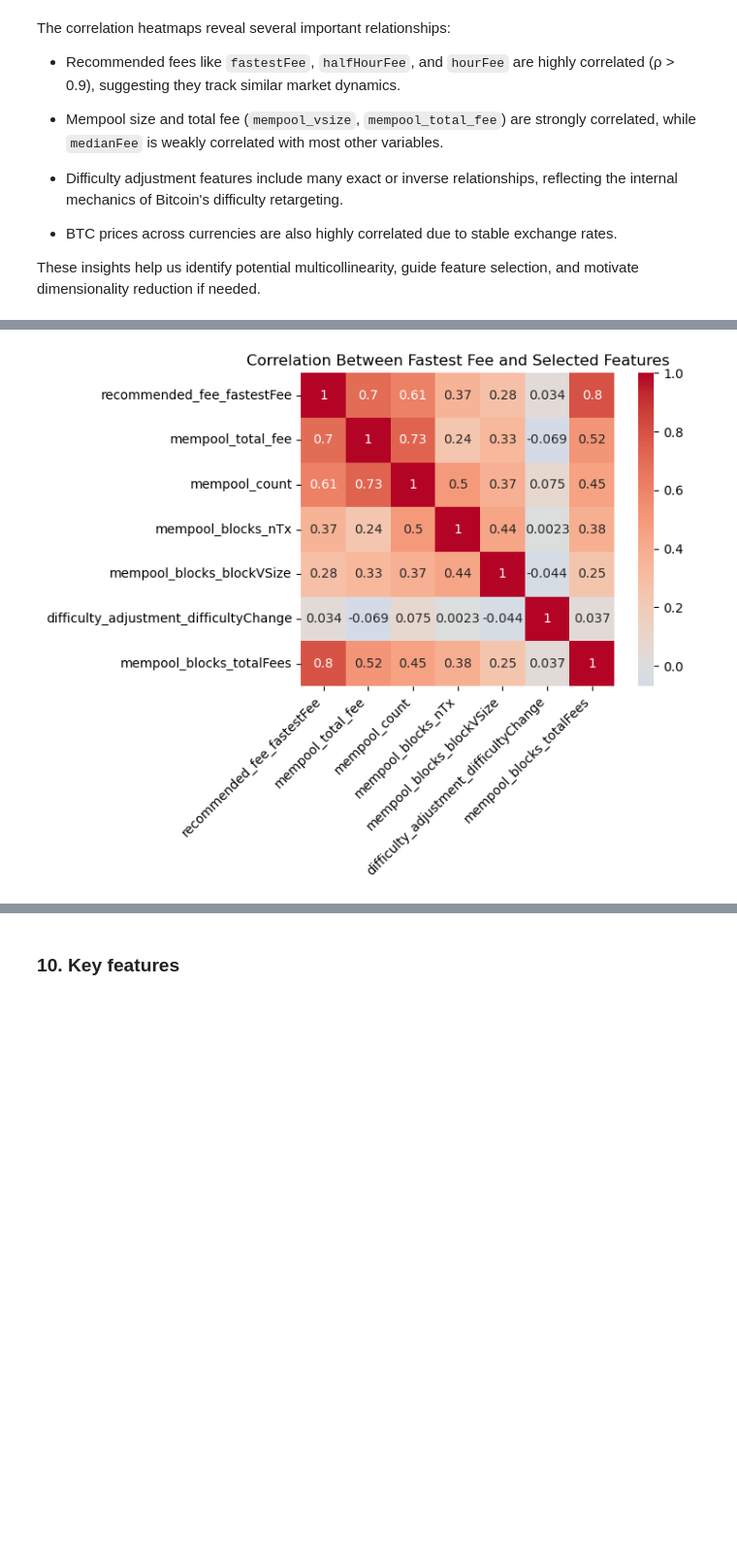
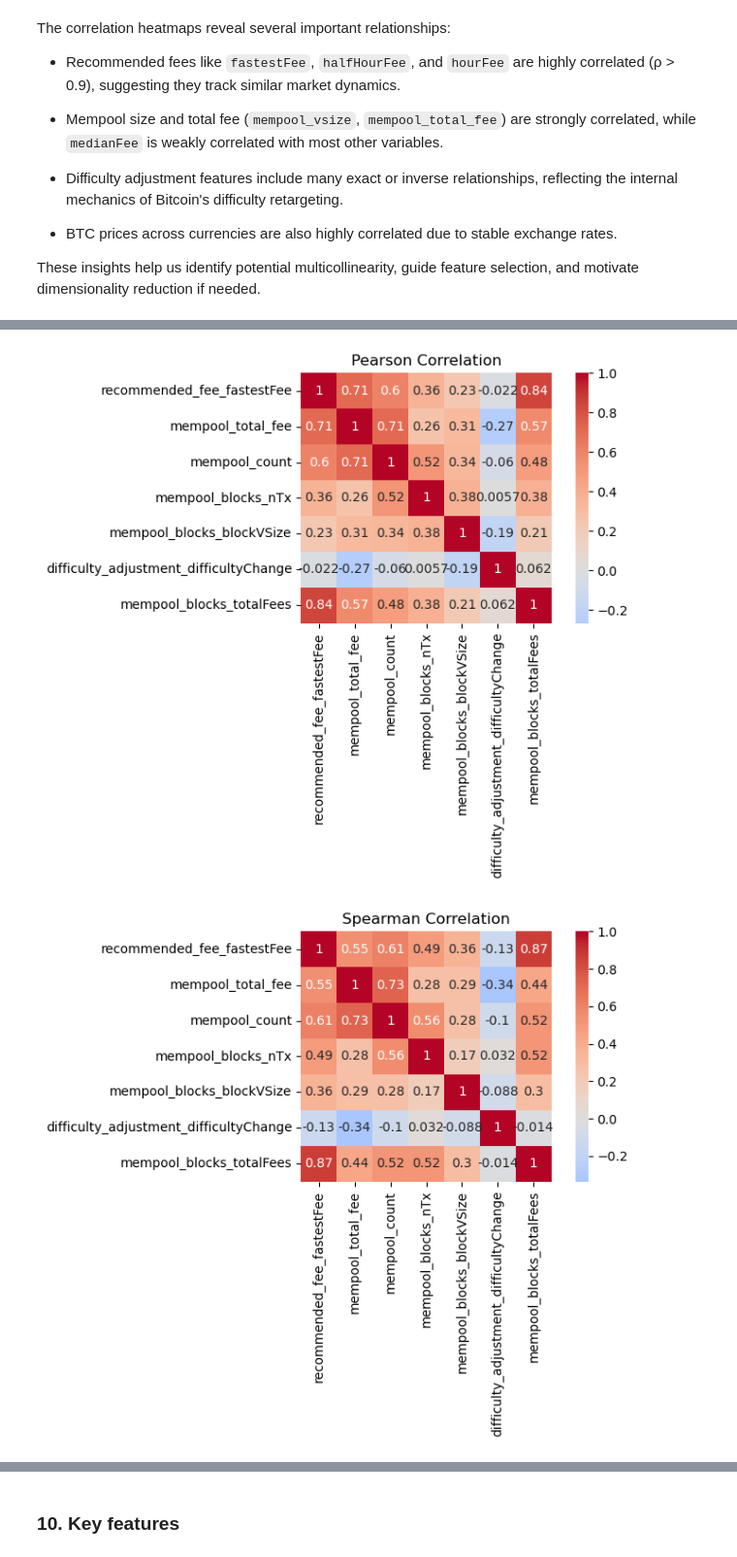
Before and after one commit to UBC-MDS/Capstone_SatCast_Trilemma, a Jupyter notebook: analysis/data_spec.ipynb, the cells around one changed output, grey strips where cells are left out. Shown at 97% size. Saved outputs shown, nothing was run; the diff lists cells and outputs as text; code cells hidden in the pictures; blank space fills up the shorter version.

Commit message:
Included p-value and different methods for correlation

```diff
--- a/analysis/data_spec.ipynb
+++ b/analysis/data_spec.ipynb
@@ -952,16 +942,41 @@ corr_features = [
     "mempool_blocks_totalFees"
 ]
 
-# Correlation matrix
-corr_matrix = df[corr_features].dropna().corr()
+# Prepare correlation and p-value matrices
+pearson_corr = pd.DataFrame(index=corr_features, columns=corr_features)
+pearson_pval = pd.DataFrame(index=corr_features, columns=corr_features)
 
-# Plot full square heatmap
-plt.figure(figsize=(8, 6))
-sns.heatmap(corr_matrix, annot=True, cmap="coolwarm", center=0, square=True)
-plt.title("Correlation Between Fastest Fee and Selected Features")
-plt.xticks(rotation=45, ha="right")
-plt.yticks(rotation=0)
-plt.tight_layout()
-plt.show()
+spearman_corr = pd.DataFrame(index=corr_features, columns=corr_features)
+spearman_pval = pd.DataFrame(index=corr_features, columns=corr_features)
+
+for i in corr_features:
+    for j in corr_features:
+        x = df[i].dropna()
+        y = df[j].dropna()
+        common_idx = x.index.intersection(y.index)
+        if len(common_idx) > 2:
+            # Pearson
+            r, p = pearsonr(x[common_idx], y[common_idx])
+            pearson_corr.loc[i, j] = r
+            pearson_pval.loc[i, j] = p
+            # Spearman
+            r_s, p_s = spearmanr(x[common_idx], y[common_idx])
+            spearman_corr.loc[i, j] = r_s
+            spearman_pval.loc[i, j] = p_s
-# %% [output]
-[figure, removed]
+# %%
+# Pearson correlation heatmap
+plt.figure(figsize=(8, 6))
+sns.heatmap(pearson_corr.astype(float), annot=True, cmap='coolwarm', center=0, square=True)
+plt.title("Pearson Correlation")
+plt.tight_layout()
+plt.show()
+
+# Spearman correlation heatmap
+plt.figure(figsize=(8, 6))
+sns.heatmap(spearman_corr.astype(float), annot=True, cmap='coolwarm', center=0, square=True)
+plt.title("Spearman Correlation")
+plt.tight_layout()
+plt.show()
+# %% [output]
+[figure, added]
+[figure, added]
```
Also changed, not shown: parts of 6 cells of this notebook.
